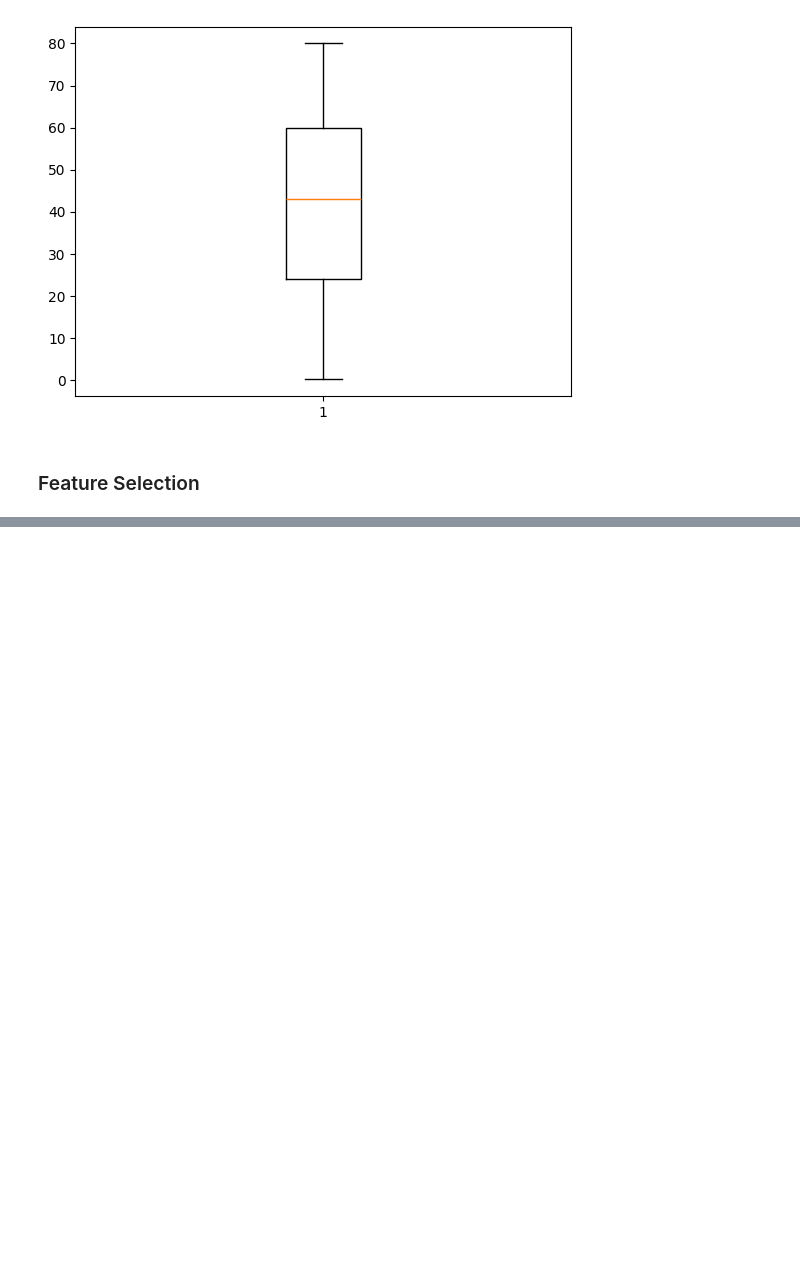
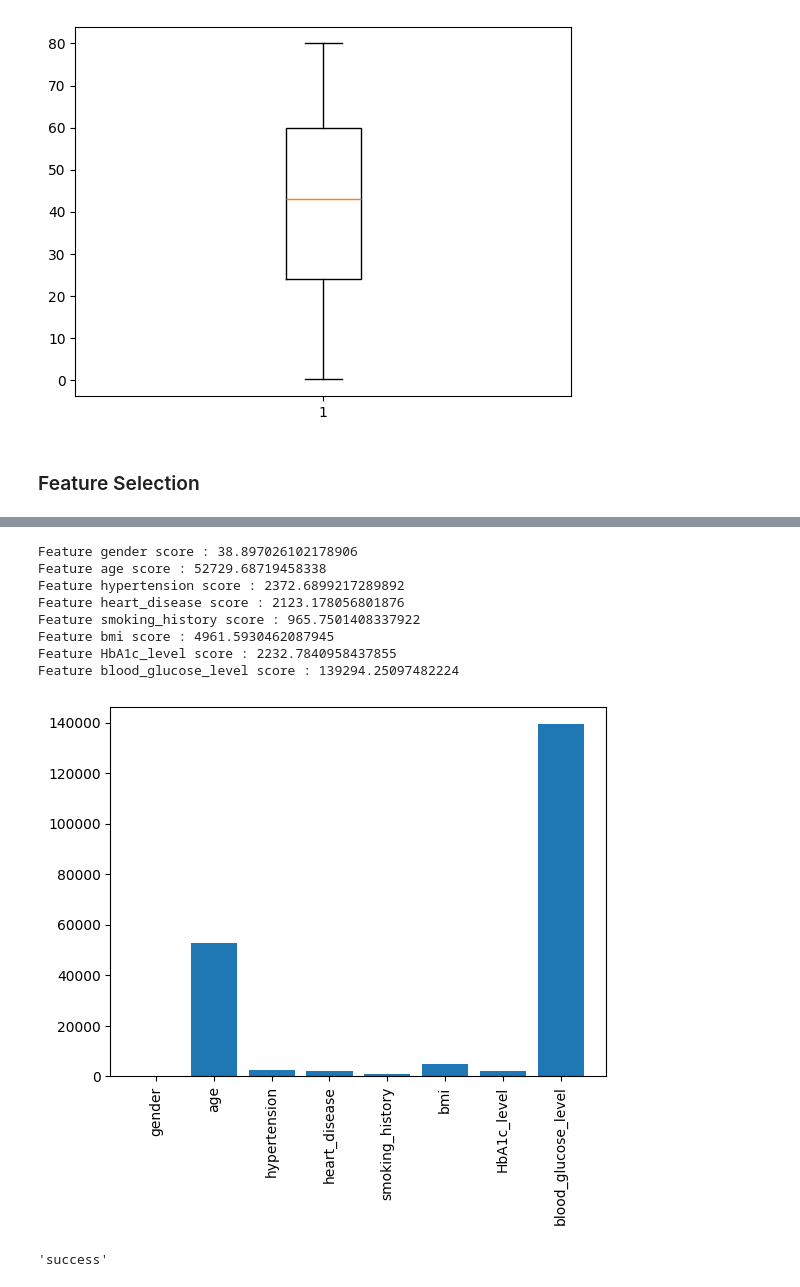
Before and after one commit to suchirmm/predictive_ml_, a Jupyter notebook: health_classification.ipynb, the cells around one changed output, grey strips where cells are left out. Saved outputs shown, nothing was run; the diff lists cells and outputs as text; code cells hidden in the pictures; blank space fills up the shorter version.

Commit message:
feature exploration+selection implemented

```diff
--- a/health_classification.ipynb
+++ b/health_classification.ipynb
@@ -378,0 +455,54 @@ plt.show()
+# %%
+def feature_selector_chi2_categorical(X_train = None, y_train = None) -> tuple:
+    """
+    Chi2 feature selector
+    Here unfortunately what has happened is that all features have been evaluated including the numerical ones
+    """
+    try:
+        if not (X_train.empty and y_train.empty):
+            feature_selector_KBest = SelectKBest(score_func=chi2, k='all')
+            feature_selector_KBest.fit(X_train, y_train)
+            X_train_fs = feature_selector_KBest.transform(X_train)
+            X_test_fs = feature_selector_KBest.transform(X_test)
+            return 'success', X_train_fs, X_test_fs, feature_selector_KBest
+        else:
+            raise ValueError('Features/Targets are empty')
+
+    except ValueError as val_error:
+        return val_error, None, None, None
+    except Exception as e:
+        return str(e), None, None, None
+
+def get_results_categorical(X_train, y_train) -> str:
+    """
+    Can be performed with Chi2 and Mutual Information Score
+    """
+    try:
+        msg, X_train_fs, X_test_fs, feature_selector_KBest=feature_selector_chi2_categorical(X_train, y_train)
+        if msg!= 'success':
+            print(msg)
+        else:
+            for i in range(len(feature_selector_KBest.scores_)):
+                print(f'Feature {X_train.columns[i]} score : {feature_selector_KBest.scores_[i]}')
+                # plot the scores
+
+            plt.bar(X_train.columns, feature_selector_KBest.scores_)
+            plt.xticks(rotation = 90)
+            plt.show()
+
+        return 'success'
+    except Exception as e:
+        print(str(e))
+
+get_results_categorical(X_train, y_train)
+# %% [output]
+Feature gender score : 38.897026102178906
+Feature age score : 52729.68719458338
+Feature hypertension score : 2372.6899217289892
+Feature heart_disease score : 2123.178056801876
+Feature smoking_history score : 965.7501408337922
+Feature bmi score : 4961.5930462087945
+Feature HbA1c_level score : 2232.7840958437855
+Feature blood_glucose_level score : 139294.25097482224
+[figure, added]
+'success'
```
Also changed, not shown: parts of 17 cells of this notebook.
